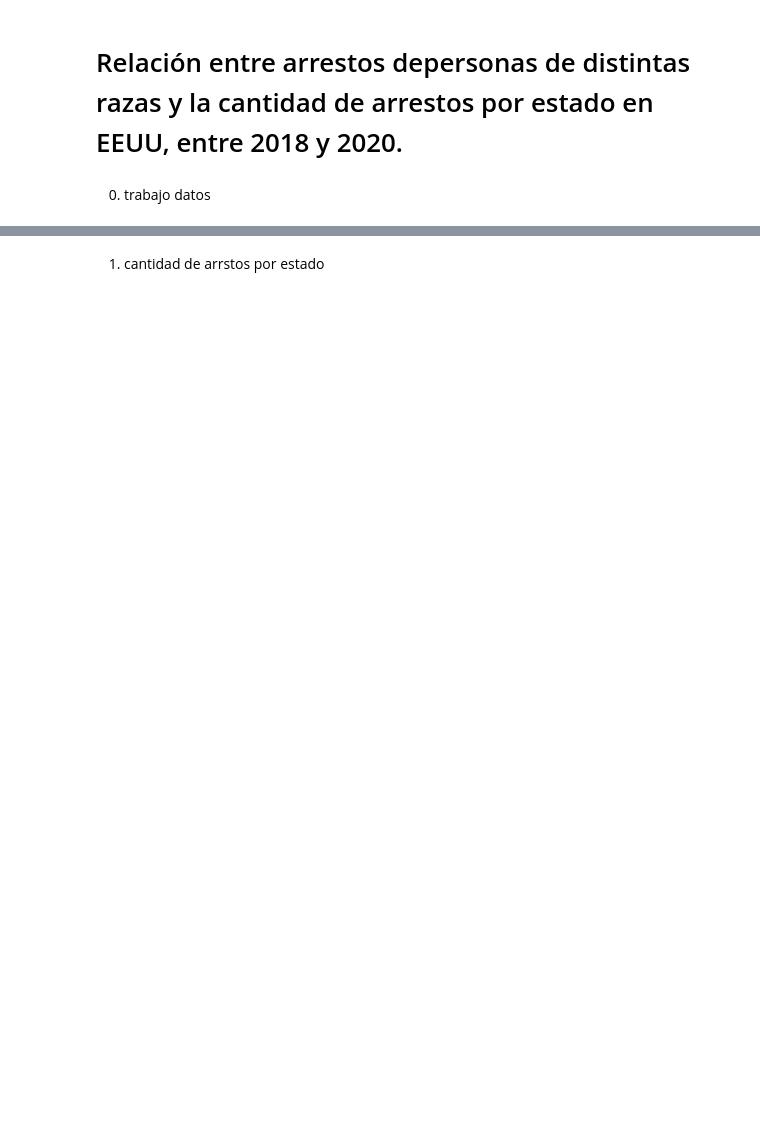
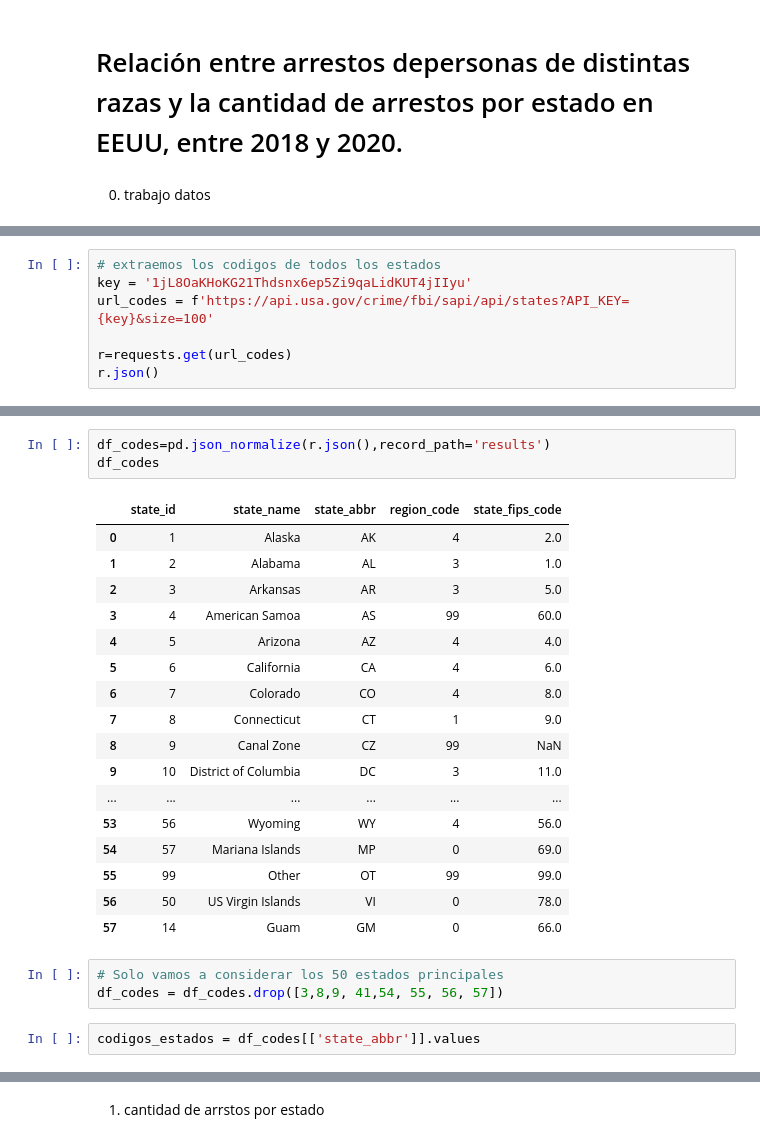
Before and after one commit to daJCP/Proyecto_Ciencia_Datos, a Jupyter notebook: Proyecto/notebook.ipynb, the cells around one changed output, grey strips where cells are left out. Saved outputs shown, nothing was run; the diff lists cells and outputs as text; blank space fills up the shorter version.

```diff
--- a/Proyecto/notebook.ipynb
+++ b/Proyecto/notebook.ipynb
@@ -51 +57,8 @@ tabla_55a_2018.head()
 # arrestos en la region por raza: https://api.usa.gov/crime/fbi/sapi/api/arrest/states/CA/all/race/2020/2020?API_KEY=iiHnOKfno2Mgkt5AynpvPpUQTEyxE77jo1RU8PIv
+# %%
+# extraemos los codigos de todos los estados
+key = '1jL8OaKHoKG21Thdsnx6ep5Zi9qaLidKUT4jIIyu'
+url_codes = f'https://api.usa.gov/crime/fbi/sapi/api/states?API_KEY={key}&size=100'
+
+r=requests.get(url_codes)
+r.json()
@@ -51,0 +83,26 @@ tabla_55a_2018.head()
+# %%
+df_codes=pd.json_normalize(r.json(),record_path='results')
+df_codes
+# %% [output]
+|  | state_id | state_name | state_abbr | region_code | state_fips_code |
+| 0 | 1 | Alaska | AK | 4 | 2.0 |
+| 1 | 2 | Alabama | AL | 3 | 1.0 |
+| 2 | 3 | Arkansas | AR | 3 | 5.0 |
+| 3 | 4 | American Samoa | AS | 99 | 60.0 |
+| 4 | 5 | Arizona | AZ | 4 | 4.0 |
+| 5 | 6 | California | CA | 4 | 6.0 |
+| 6 | 7 | Colorado | CO | 4 | 8.0 |
+| 7 | 8 | Connecticut | CT | 1 | 9.0 |
+| 8 | 9 | Canal Zone | CZ | 99 | NaN |
+| 9 | 10 | District of Columbia | DC | 3 | 11.0 |
+| ... | ... | ... | ... | ... | ... |
+| 53 | 56 | Wyoming | WY | 4 | 56.0 |
+| 54 | 57 | Mariana Islands | MP | 0 | 69.0 |
+| 55 | 99 | Other | OT | 99 | 99.0 |
+| 56 | 50 | US Virgin Islands | VI | 0 | 78.0 |
+| 57 | 14 | Guam | GM | 0 | 66.0 |
+# %%
+# Solo vamos a considerar los 50 estados principales
+df_codes = df_codes.drop([3,8,9, 41,54, 55, 56, 57])
+# %%
+codigos_estados = df_codes[['state_abbr']].values
```
Also changed, not shown: parts of 9 cells of this notebook, 50 other files.
